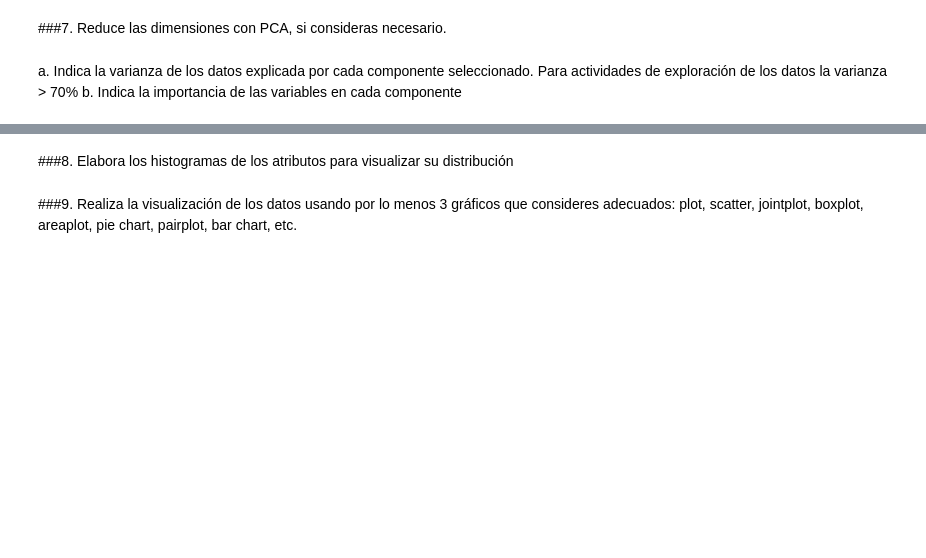
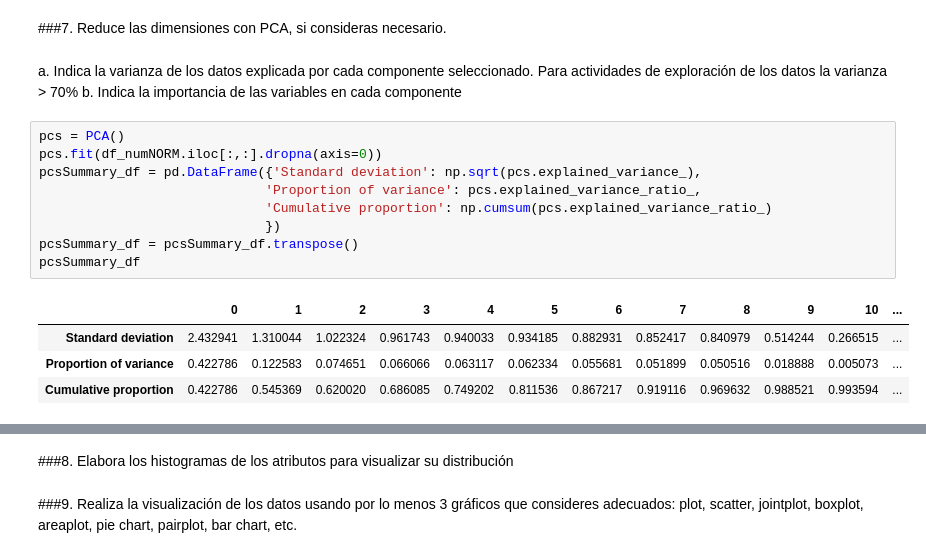
Before and after one commit to PosgradoMNA/actividades-de-aprendizaje-jeesperon, a Jupyter notebook: Act_Sem6_visualización_a01372413.ipynb, the cells around one changed output, grey strips where cells are left out. Saved outputs shown, nothing was run; the diff lists cells and outputs as text; blank space fills up the shorter version.

```diff
--- a/Act_Sem6_visualización_a01372413.ipynb
+++ b/Act_Sem6_visualización_a01372413.ipynb
@@ -237,3 +237,17 @@ df_numNORM.head()
 # %% [markdown]
 a. Indica la varianza de los datos explicada por cada componente seleccionado. Para actividades de exploración de los datos la varianza > 70%
 b. Indica la importancia de las variables en cada componente
+# %%
+pcs = PCA()
+pcs.fit(df_numNORM.iloc[:,:].dropna(axis=0))
+pcsSummary_df = pd.DataFrame({'Standard deviation': np.sqrt(pcs.explained_variance_),
+                             'Proportion of variance': pcs.explained_variance_ratio_,
+                             'Cumulative proportion': np.cumsum(pcs.explained_variance_ratio_)
+                             })
+pcsSummary_df = pcsSummary_df.transpose()
+pcsSummary_df
+# %% [output]
+|  | 0 | 1 | 2 | 3 | 4 | 5 | 6 | 7 | 8 | 9 | 10 | ... |
+| Standard deviation | 2.432941 | 1.310044 | 1.022324 | 0.961743 | 0.940033 | 0.934185 | 0.882931 | 0.852417 | 0.840979 | 0.514244 | 0.266515 | ... |
+| Proportion of variance | 0.422786 | 0.122583 | 0.074651 | 0.066066 | 0.063117 | 0.062334 | 0.055681 | 0.051899 | 0.050516 | 0.018888 | 0.005073 | ... |
+| Cumulative proportion | 0.422786 | 0.545369 | 0.620020 | 0.686085 | 0.749202 | 0.811536 | 0.867217 | 0.919116 | 0.969632 | 0.988521 | 0.993594 | ... |
```
Also changed, not shown: parts of 2 cells of this notebook.
